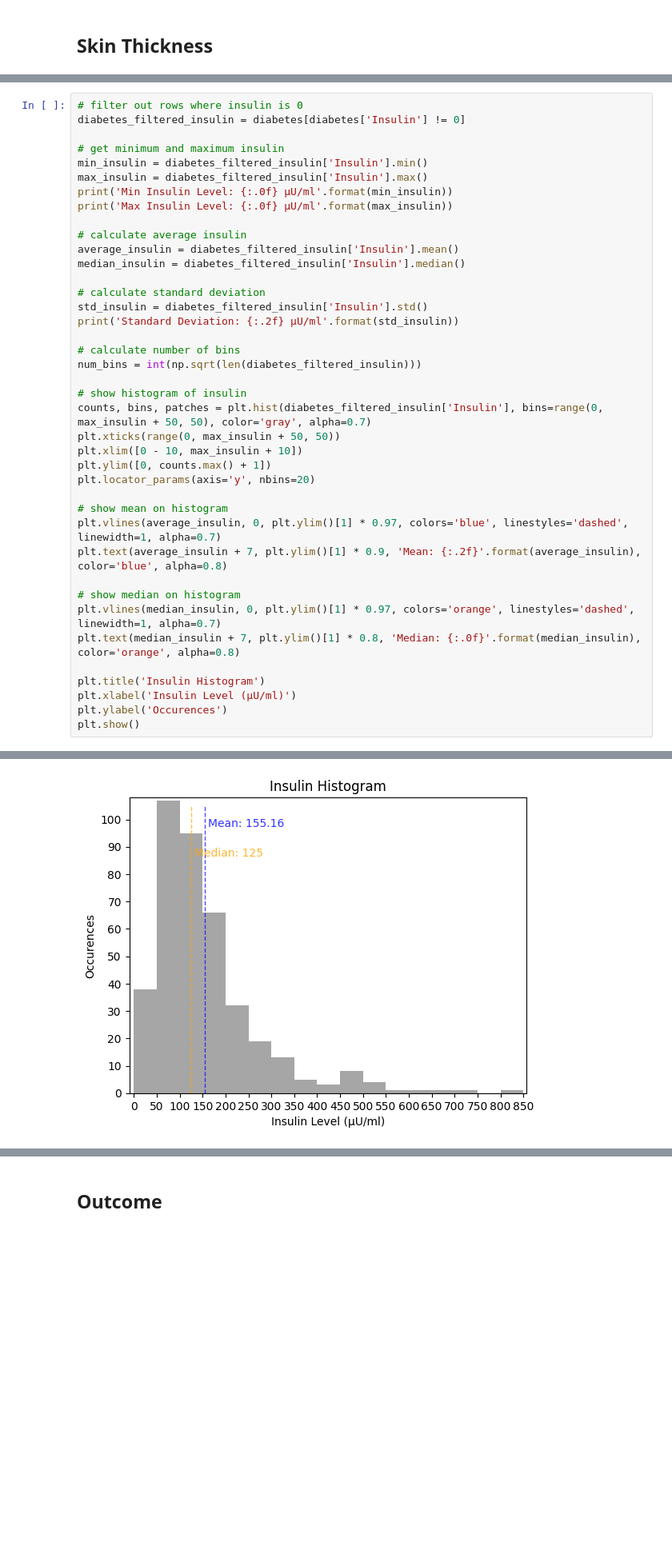
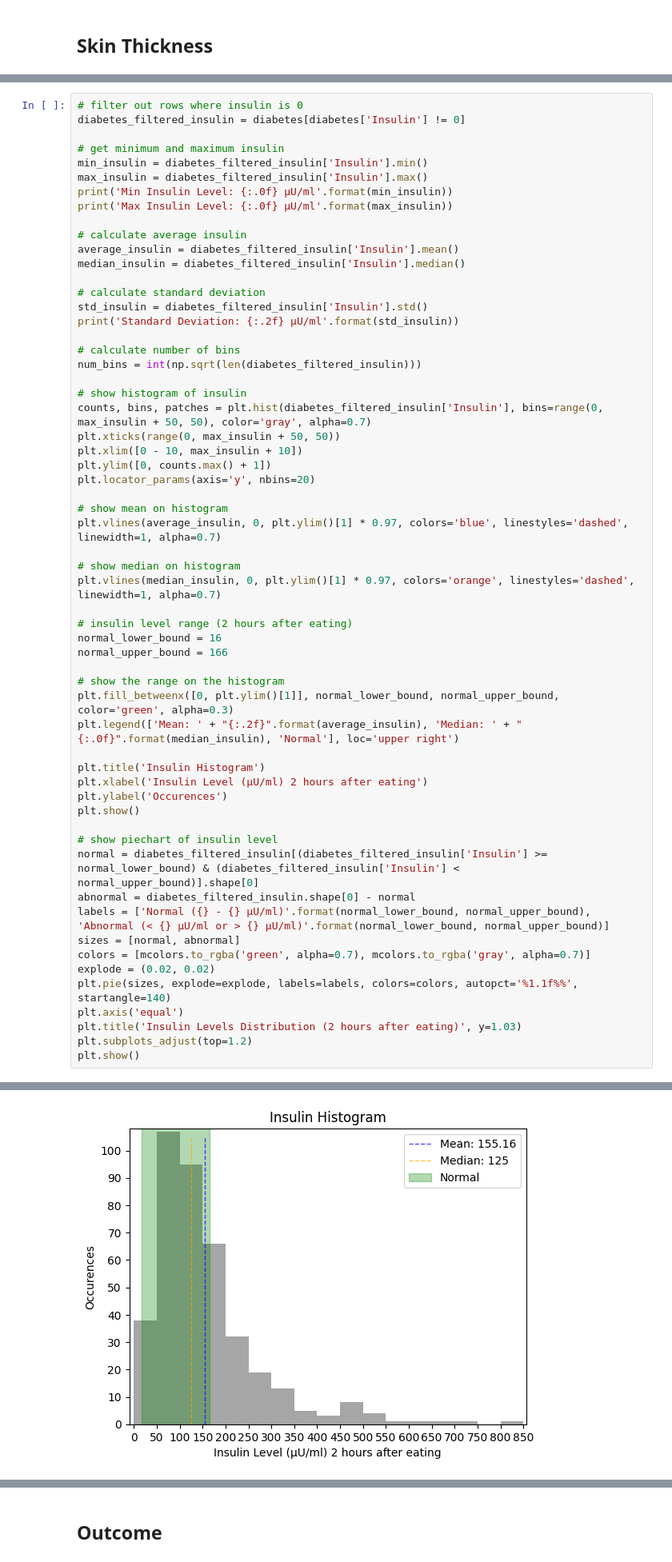
Before and after one commit to Bluxen/DA-Project1, a Jupyter notebook: 13_diabetes_prediction.ipynb, the cells around one changed output, grey strips where cells are left out. Shown at 80% size. Cells and saved outputs as stored; diff of their text form; blank space fills up the shorter version.

```diff
--- a/13_diabetes_prediction.ipynb
+++ b/13_diabetes_prediction.ipynb
@@ -372,34 +394,53 @@ print('Max Insulin Level: {:.0f} μU/ml'.format(max_insulin))
 average_insulin = diabetes_filtered_insulin['Insulin'].mean()
 median_insulin = diabetes_filtered_insulin['Insulin'].median()
 
 # calculate standard deviation
 std_insulin = diabetes_filtered_insulin['Insulin'].std()
 print('Standard Deviation: {:.2f} μU/ml'.format(std_insulin))
 
 # calculate number of bins
 num_bins = int(np.sqrt(len(diabetes_filtered_insulin)))
 
 # show histogram of insulin
 counts, bins, patches = plt.hist(diabetes_filtered_insulin['Insulin'], bins=range(0, max_insulin + 50, 50), color='gray', alpha=0.7)
 plt.xticks(range(0, max_insulin + 50, 50))
 plt.xlim([0 - 10, max_insulin + 10])
 plt.ylim([0, counts.max() + 1])
 plt.locator_params(axis='y', nbins=20)
 
 # show mean on histogram
 plt.vlines(average_insulin, 0, plt.ylim()[1] * 0.97, colors='blue', linestyles='dashed', linewidth=1, alpha=0.7)
-plt.text(average_insulin + 7, plt.ylim()[1] * 0.9, 'Mean: {:.2f}'.format(average_insulin), color='blue', alpha=0.8)
 
 # show median on histogram
 plt.vlines(median_insulin, 0, plt.ylim()[1] * 0.97, colors='orange', linestyles='dashed', linewidth=1, alpha=0.7)
-plt.text(median_insulin + 7, plt.ylim()[1] * 0.8, 'Median: {:.0f}'.format(median_insulin), color='orange', alpha=0.8)
+
+# insulin level range (2 hours after eating)
+normal_lower_bound = 16
+normal_upper_bound = 166
+
+# show the range on the histogram
+plt.fill_betweenx([0, plt.ylim()[1]], normal_lower_bound, normal_upper_bound, color='green', alpha=0.3)
+plt.legend(['Mean: ' + "{:.2f}".format(average_insulin), 'Median: ' + "{:.0f}".format(median_insulin), 'Normal'], loc='upper right')
 
 plt.title('Insulin Histogram')
-plt.xlabel('Insulin Level (μU/ml)')
+plt.xlabel('Insulin Level (μU/ml) 2 hours after eating')
 plt.ylabel('Occurences')
 plt.show()
+
+# show piechart of insulin level
+normal = diabetes_filtered_insulin[(diabetes_filtered_insulin['Insulin'] >= normal_lower_bound) & (diabetes_filtered_insulin['Insulin'] < normal_upper_bound)].shape[0]
+abnormal = diabetes_filtered_insulin.shape[0] - normal
+labels = ['Normal ({} - {} μU/ml)'.format(normal_lower_bound, normal_upper_bound), 'Abnormal (< {} μU/ml or > {} μU/ml)'.format(normal_lower_bound, normal_upper_bound)]
+sizes = [normal, abnormal]
+colors = [mcolors.to_rgba('green', alpha=0.7), mcolors.to_rgba('gray', alpha=0.7)]
+explode = (0.02, 0.02)
+plt.pie(sizes, explode=explode, labels=labels, colors=colors, autopct='%1.1f%%', startangle=140)
+plt.axis('equal')
+plt.title('Insulin Levels Distribution (2 hours after eating)', y=1.03)
+plt.subplots_adjust(top=1.2)
+plt.show()
 # %% [output]
 Min Insulin Level: 1 μU/ml
 Max Insulin Level: 846 μU/ml
 Standard Deviation: 118.88 μU/ml
-[figure, old version]
+[figure, new version]
```
Also changed, not shown: parts of 11 cells of this notebook.
